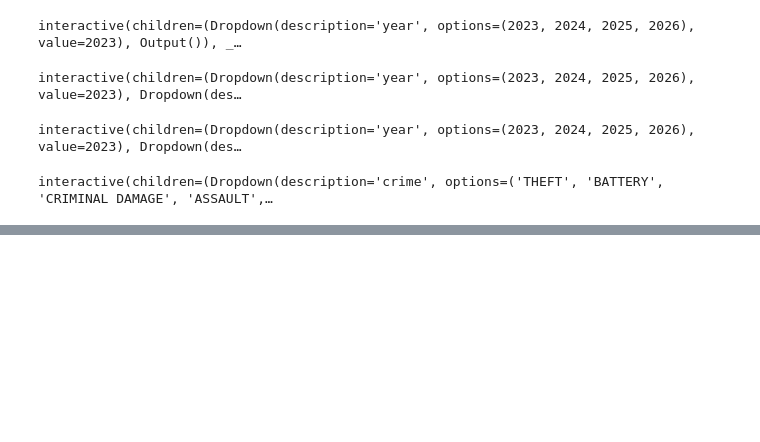
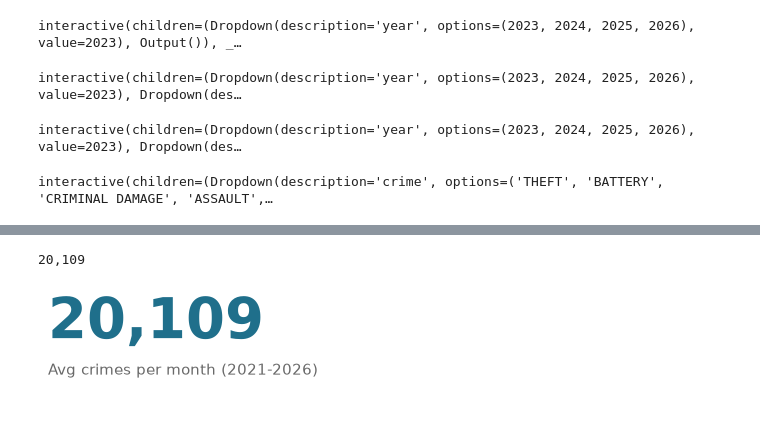
Before and after one commit to elliotlam32/ds2023crime, a Jupyter notebook: draft_diego.ipynb, the cells around one changed output, grey strips where cells are left out. Drawn from its saved outputs; the diff is of its cells as text; code cells hidden in the pictures; blank space fills up the shorter version.

```diff
--- a/draft_diego.ipynb
+++ b/draft_diego.ipynb
@@ -218,0 +248,16 @@ interactive(children=(Dropdown(description='crime', options=('THEFT', 'BATTERY',
+# %%
+#KPI 2: Average crimes per month
+year_month = df['Date'].str[6:10] + '-' + df['Date'].str[:2]
+year_month = year_month[(year_month >= '2021-01') & (year_month < '2026-11')]
+
+month_counts = year_month.value_counts()
+
+print(f"{month_counts.mean():,.0f}")
+# %% [output]
+20,109
+# %%
+fig, ax = plt.subplots(figsize=(3, 1.5))
+big_number(ax, f"{month_counts.mean():,.0f}", "Avg crimes per month (2021-2026)")
+plt.show()
+# %% [output]
+[figure, added]
```
Also changed, not shown: parts of 5 cells of this notebook.
